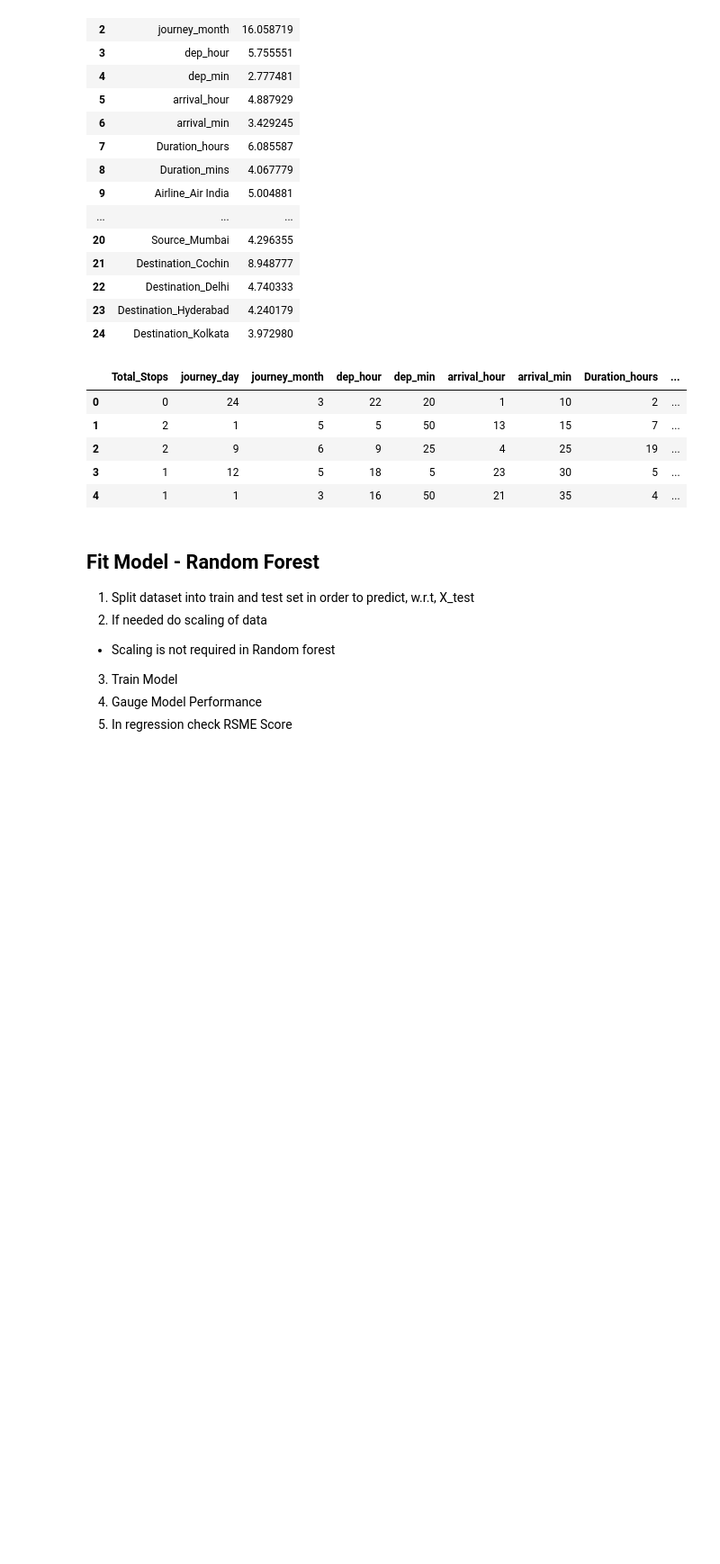
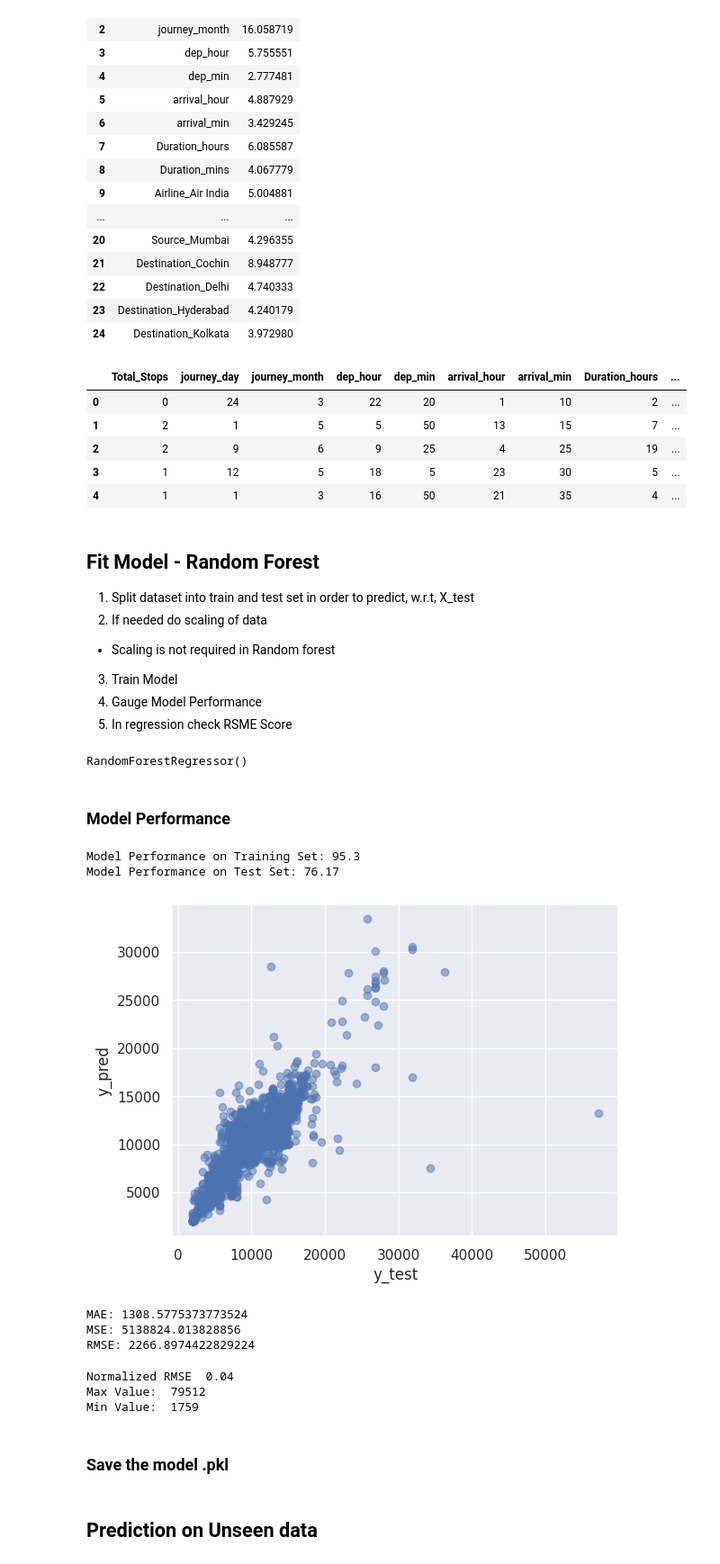
Before and after one commit to alouvre/flight_fare_prediction, a Jupyter notebook: fare_prediction_model.ipynb, the cells around one changed output. Shown at 90% size. Drawn from its saved outputs; the diff is of its cells as text; code cells hidden in the pictures; blank space fills up the shorter version.

```diff
--- a/fare_prediction_model.ipynb
+++ b/fare_prediction_model.ipynb
@@ -535,3 +535,49 @@ X.head()
 3. Train Model
 4. Gauge Model Performance
 5. In regression check RSME Score
+# %%
+from sklearn.model_selection import train_test_split
+X_train, X_test, y_train, y_test = train_test_split(X, y, test_size = 0.2, random_state = 42)
+# %%
+from sklearn.ensemble import RandomForestRegressor
+rf_reg = RandomForestRegressor()
+rf_reg.fit(X_train, y_train)
+# %% [output]
+RandomForestRegressor()
+# %% [markdown]
+### Model Performance
+# %%
+print('Model Performance on Training Set:', round(rf_reg.score(X_train, y_train)*100,2))
+print('Model Performance on Test Set:', round(rf_reg.score(X_test, y_test)*100,2))
+# %% [output]
+Model Performance on Training Set: 95.3
+Model Performance on Test Set: 76.17
+# %%
+# Plot performance graph
+y_pred = rf_reg.predict(X_test)
+plt.scatter(y_test, y_pred, alpha = 0.5)
+plt.xlabel("y_test")
+plt.ylabel("y_pred")
+plt.show()
+# %% [output]
+[figure, added]
+# %%
+# Model Error Values
+print('MAE:', metrics.mean_absolute_error(y_test, y_pred))
+print('MSE:', metrics.mean_squared_error(y_test, y_pred))
+print('RMSE:', np.sqrt(metrics.mean_squared_error(y_test, y_pred)))
+#RMSE = sqrt((PV-OV)^2/n)
+# %% [output]
+MAE: 1308.5775373773524
+MSE: 5138824.013828856
+RMSE: 2266.8974422829224
+# %%
+# RMSE/(max(DV)-min(DV))
+print('Normalized RMSE ', round(np.sqrt(metrics.mean_squared_error(y_test, y_pred))/(max(y_test)-min(y_test)),2))
+print('Max Value: ', max(y), '\nMin Value: ', min(y))
+# %% [output]
+Normalized RMSE  0.04
+Max Value:  79512
+Min Value:  1759
+# %% [markdown]
+### Save the model .pkl
@@ -537,0 +590,2 @@ X.head()
+# %% [markdown]
+## Prediction on Unseen data
```
Also changed, not shown: parts of 11 cells of this notebook.
